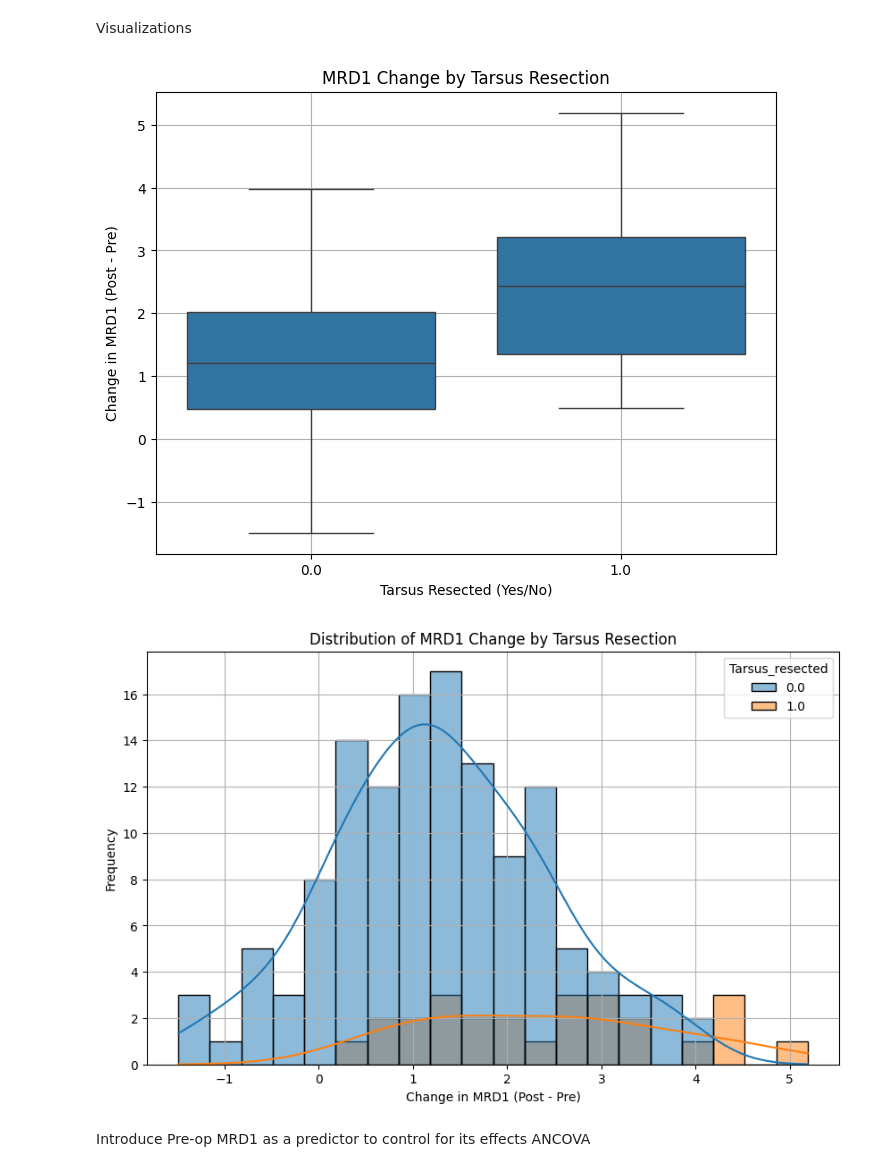
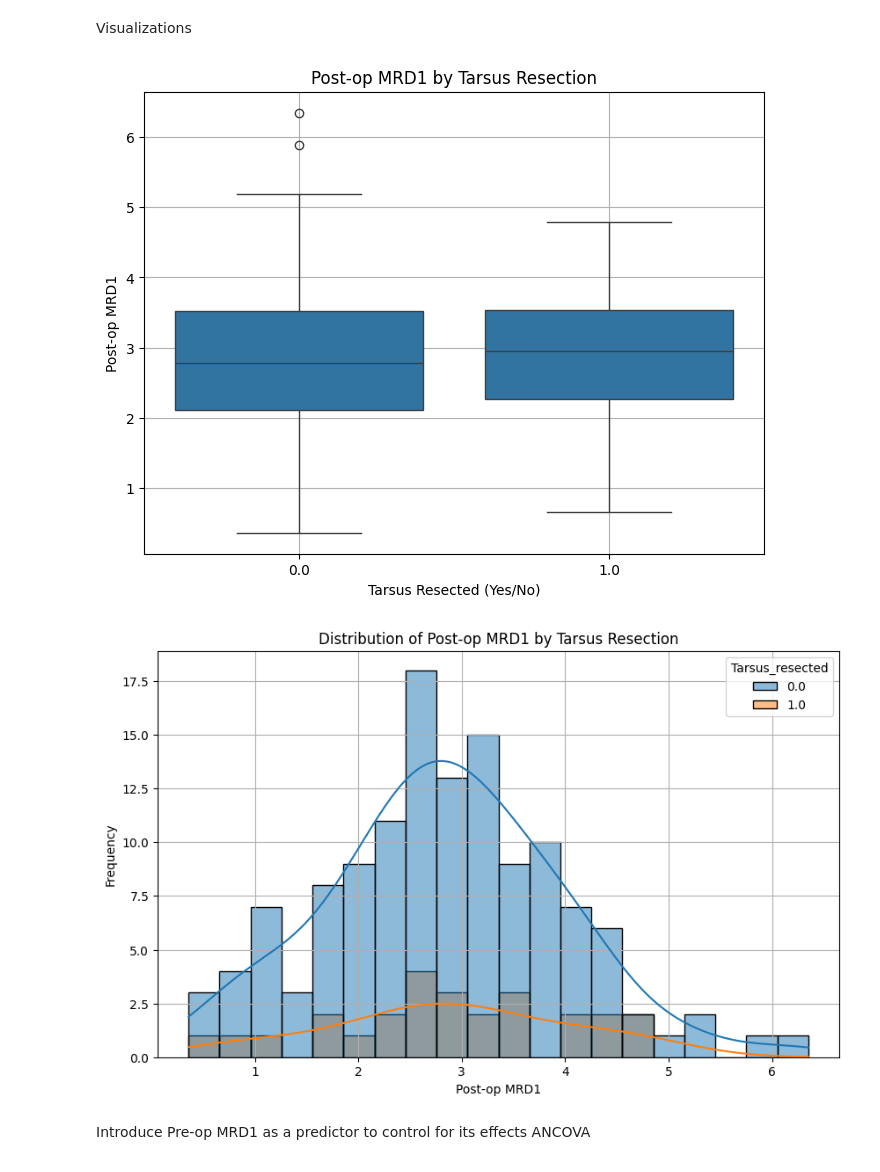
Before and after one commit to ChinmayVar/stats141_project, a Jupyter notebook: additional_analysis.ipynb, the cells around one changed output. Drawn from its saved outputs; the diff is of its cells as text; code cells hidden in the pictures.

```diff
--- a/additional_analysis.ipynb
+++ b/additional_analysis.ipynb
@@ -82,24 +102,24 @@ Visualizations
 # %%
 # Boxplot
 plt.figure(figsize=(8, 6))
-sns.boxplot(x='Tarsus_resected', y='Change in MRD (post-pre)', data=df)
-plt.title('MRD1 Change by Tarsus Resection')
+sns.boxplot(x='Tarsus_resected', y='Most recent Post Op MRD1', data=df)
+plt.title('Post-op MRD1 by Tarsus Resection')
 plt.xlabel('Tarsus Resected (Yes/No)')
-plt.ylabel('Change in MRD1 (Post - Pre)')
+plt.ylabel('Post-op MRD1')
 plt.grid(True)
 plt.show()
 
 # Histogram
 plt.figure(figsize=(10, 6))
-sns.histplot(data=df, x='Change in MRD (post-pre)', hue='Tarsus_resected', bins=20, kde=True, alpha=0.5)
-plt.title('Distribution of MRD1 Change by Tarsus Resection')
-plt.xlabel('Change in MRD1 (Post - Pre)')
+sns.histplot(data=df, x='Most recent Post Op MRD1', hue='Tarsus_resected', bins=20, kde=True, alpha=0.5)
+plt.title('Distribution of Post-op MRD1 by Tarsus Resection')
+plt.xlabel('Post-op MRD1')
 plt.ylabel('Frequency')
 plt.grid(True)
 plt.show()
 # %% [output]
-[figure, old version]
+[figure, new version]
-[figure, old version]
+[figure, new version]
 # %% [markdown]
 Introduce Pre-op MRD1 as a predictor to control for its effects
 ANCOVA
```
Also changed, not shown: parts of 14 cells of this notebook.
